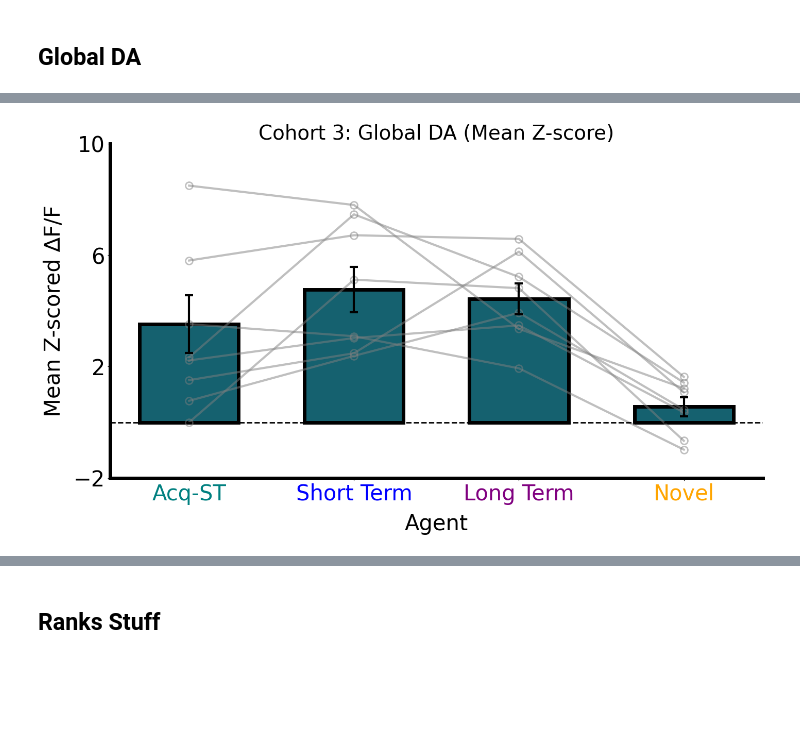
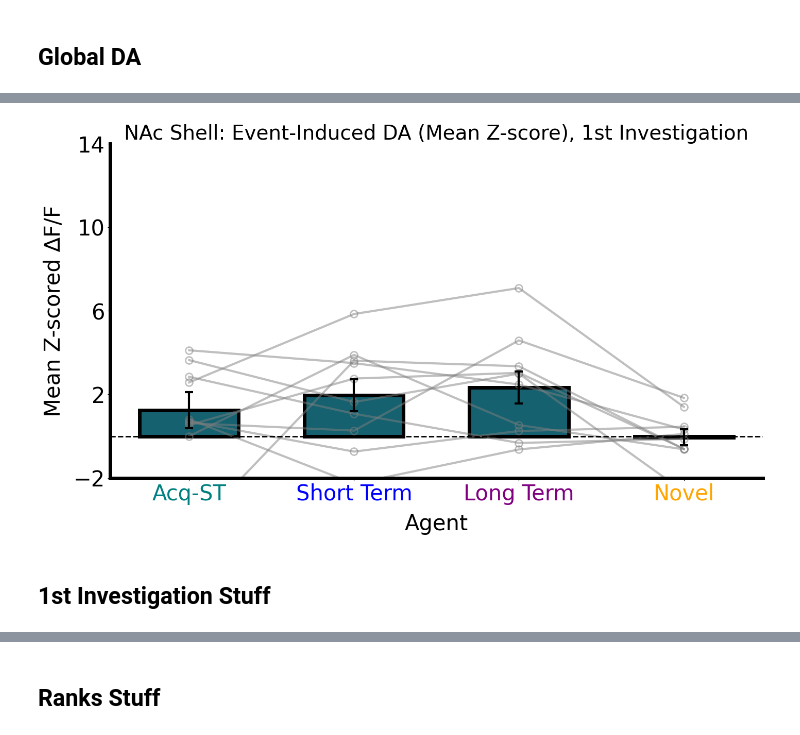
Before and after one commit to padillacoreanolab/Fiber_Photometry, a Jupyter notebook: Home_Cage/hc_analysis.ipynb, the cells around one changed output, grey strips where cells are left out. Drawn from its saved outputs; the diff is of its cells as text; code cells hidden in the pictures; blank space fills up the shorter version.

```diff
--- a/Home_Cage/hc_analysis.ipynb
+++ b/Home_Cage/hc_analysis.ipynb
@@ -18,8 +18,8 @@ from scipy.signal import butter, filtfilt
 from sklearn.linear_model import LinearRegression
 from hc_extension import *
 # %%
-experiment_path = r"/Users/naylajimenez/Downloads/papers/dopamine/cohort-3/C3_Home_Cage/nac"
-csv_base_path = r"/Users/naylajimenez/Downloads/papers/dopamine/cohort-3/C3_Home_Cage/nac_csvs"
+experiment_path = r"/Users/naylajimenez/Downloads/papers/dopamine/cohort 1 + 2/all cohorts/C1_2_3_Home_Cage/all/nac"
+csv_base_path = r"/Users/naylajimenez/Downloads/papers/dopamine/cohort 1 + 2/all cohorts/C1_2_3_Home_Cage/all_csvs/nac_csvs"
 brain_region = '#15616F'
 
 # NAc: #15616F
@@ -446,0 +495,31 @@ plot_y_across_bouts_gray(
+# %%
+desired_bouts = ["Short_Term-1", "Short_Term-2", "Long_Term-1", "Novel-1"]
+
+dfs = get_trial_dataframes(experiment)
+ready_df = create_subject_summary_df(dfs)
+
+pivot = process_investigation_data(
+    ready_df,
+    behavior_name="Investigation",   # or "Approach" if you prefer
+    gap_threshold=0.3,
+    min_duration=.00000000000000001,
+    desired_bouts=desired_bouts,
+    agg_func='mean'
+)
+# %%
+# Define the desired order of the bars
+desired_order = ["Acq-ST", "Short Term", "Long Term", "Novel"]
+
+# Map original bout names to new labels
+bout_rename_mapping = {
+    "Short_Term-1": "Acq-ST",
+    "Short_Term-2": "Short Term",
+    "Long_Term-1": "Long Term",
+    "Novel-1": "Novel"
+}
+
+# Rename columns in pivot_df
+pivot_df = pivot.rename(columns=bout_rename_mapping)
+
+# Reorder columns based on desired order
+pivot_df = pivot_df[desired_order]
@@ -644,19 +943,17 @@ def plot_da_metrics_combined_oneplot_integrated(experiment,
 # %%
-from scipy.stats import ttest_rel
-
 plot_da_metrics_combined_oneplot_integrated(experiment,
                                                 metric_name="Mean Z-score",
-                                                title="Cohort 3: Global DA (Mean Z-score)",
+                                                title="NAc Shell: Event-Induced DA (Mean Z-score), 1st Investigation",
                                                 ylabel="Mean Z-scored ∆F/F",
                                                 xlabel="Agent",
                                                 custom_xtick_labels=["Acq-ST", "Short Term", "Long Term", "Novel"],
                                                 custom_xtick_colors=["teal", "blue", "purple", "orange"],
-                                                ylim=(-2, 10),
+                                                ylim=(-2, 14),
                                                 bar_color=brain_region,
                                                 yticks_increment=4,
                                                 figsize=(14,8),
                                                 pad_inches=0.1)
-
-# Mean Z-scored ∆F/F
 # %% [output]
-[figure, old version]
+[figure, new version]
+# %% [markdown]
+## 1st Investigation Stuff
```
Also changed, not shown: parts of 29 cells of this notebook, 6 other files.
